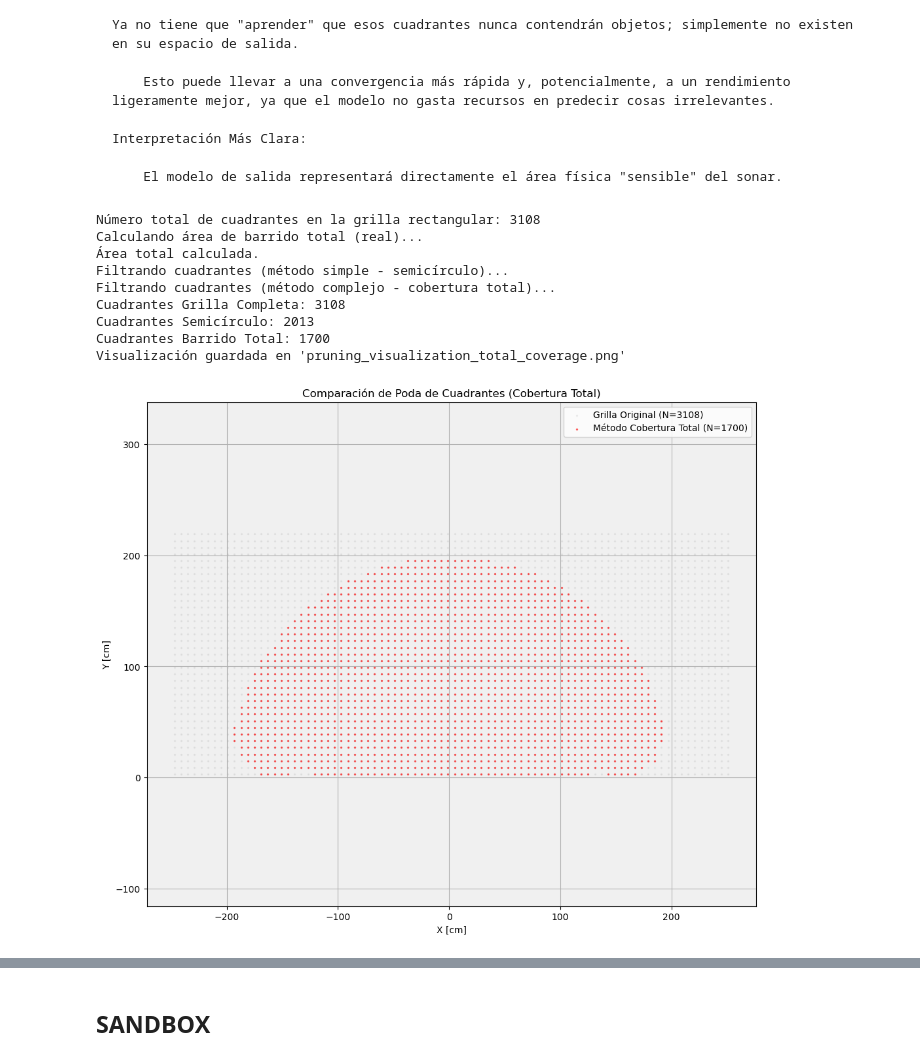
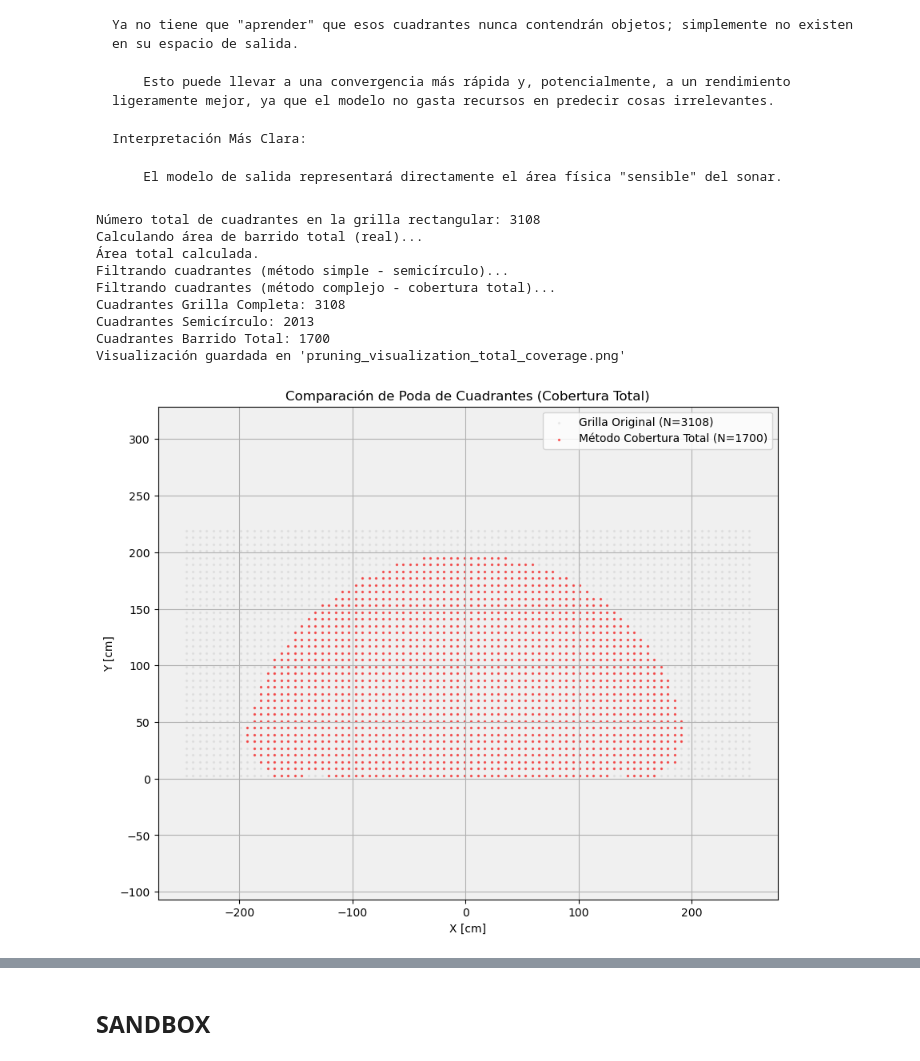
Before and after one commit to Juanpmartinez180/Data-Science-Projects, a Jupyter notebook: ultrasonic_radar/data_generation_anaysis_updated.ipynb, the cells around one changed output, grey strips where cells are left out. Drawn from its saved outputs; the diff is of its cells as text; code cells hidden in the pictures.

```diff
--- a/ultrasonic_radar/data_generation_anaysis_updated.ipynb
+++ b/ultrasonic_radar/data_generation_anaysis_updated.ipynb
@@ -853,7 +853,7 @@ PROPORCIONES_OBJETOS = {'circulo': 0, 'rectangulo': 1, 'pared': 0}
 RANGO_TAMAÑO_CIRCULO = [5.0, 12.0]; RANGO_TAMAÑO_RECTANGULO = [8.0, 20.0]; RANGO_TAMAÑO_PARED = [50.0, 100.0]
 TAMAÑO_DEL_CUADRANTE = 6.0
 VELOCIDAD_SONIDO = 34300; FRECUENCIA_MUESTREO_ADC = 140000; FRECUENCIA_MUESTREO_ML = 6800
-NUM_MUESTRAS_TOTALES = 4
+NUM_MUESTRAS_TOTALES = 10
 LOBULO_POLIGONO = Polygon([(x * FACTOR_ESCALA_HAZ, y * FACTOR_ESCALA_HAZ) for x, y in SINGLE_BEAM_SHAPE_POINTS])
 
 # ===================================================================
@@ -1333,37 +1302,37 @@ x_simple, y_simple = zip(*[(q.centroid.x, q.centroid.y) for q in cuadrantes_prun
 x_complejo, y_complejo = zip(*[(q.centroid.x, q.centroid.y) for q in cuadrantes_prunados_complejo]) if cuadrantes_prunados_complejo else ([], [])
 x_global, y_global = zip(*[(q.centroid.x, q.centroid.y) for q in cuadrantes_globales]) if cuadrantes_globales else ([], [])
 
-plt.figure(figsize=(12, 10))
+plt.figure(figsize=(10, 8))
 
 # Graficar la grilla completa original (gris claro)
 plt.scatter(x_global, y_global, s=2, color='gray', alpha=0.1, label=f'Grilla Original (N={len(x_global)})')
 
 # Graficar los cuadrantes del método complejo (cobertura total)
 plt.scatter(x_complejo, y_complejo, s=2, color='red', alpha=0.5, label=f'Método Cobertura Total (N={len(x_complejo)})')
 
 # Graficar los cuadrantes del método simple (semicírculo) para comparar
 #plt.scatter(x_simple, y_simple, s=2, color='blue', alpha=0.3, label=f'Método Semicírculo (N={len(x_simple)})')
 
 
 plt.title('Comparación de Poda de Cuadrantes (Cobertura Total)')
 plt.xlabel('X [cm]')
 plt.ylabel('Y [cm]')
 plt.legend()
 plt.grid(True)
 plt.axis('equal')
 plt.gca().set_facecolor('#f0f0f0')
 
 # Guardar la figura
 plt.savefig('pruning_visualization_total_coverage.png', dpi=150)
 print("Visualización guardada en 'pruning_visualization_total_coverage.png'")
 # %% [output]
 Número total de cuadrantes en la grilla rectangular: 3108
 Calculando área de barrido total (real)...
 Área total calculada.
 Filtrando cuadrantes (método simple - semicírculo)...
 Filtrando cuadrantes (método complejo - cobertura total)...
 Cuadrantes Grilla Completa: 3108
 Cuadrantes Semicírculo: 2013
 Cuadrantes Barrido Total: 1700
 Visualización guardada en 'pruning_visualization_total_coverage.png'
-[figure, old version]
+[figure, new version]
```
Also changed, not shown: parts of 7 cells of this notebook, 1 other file.
